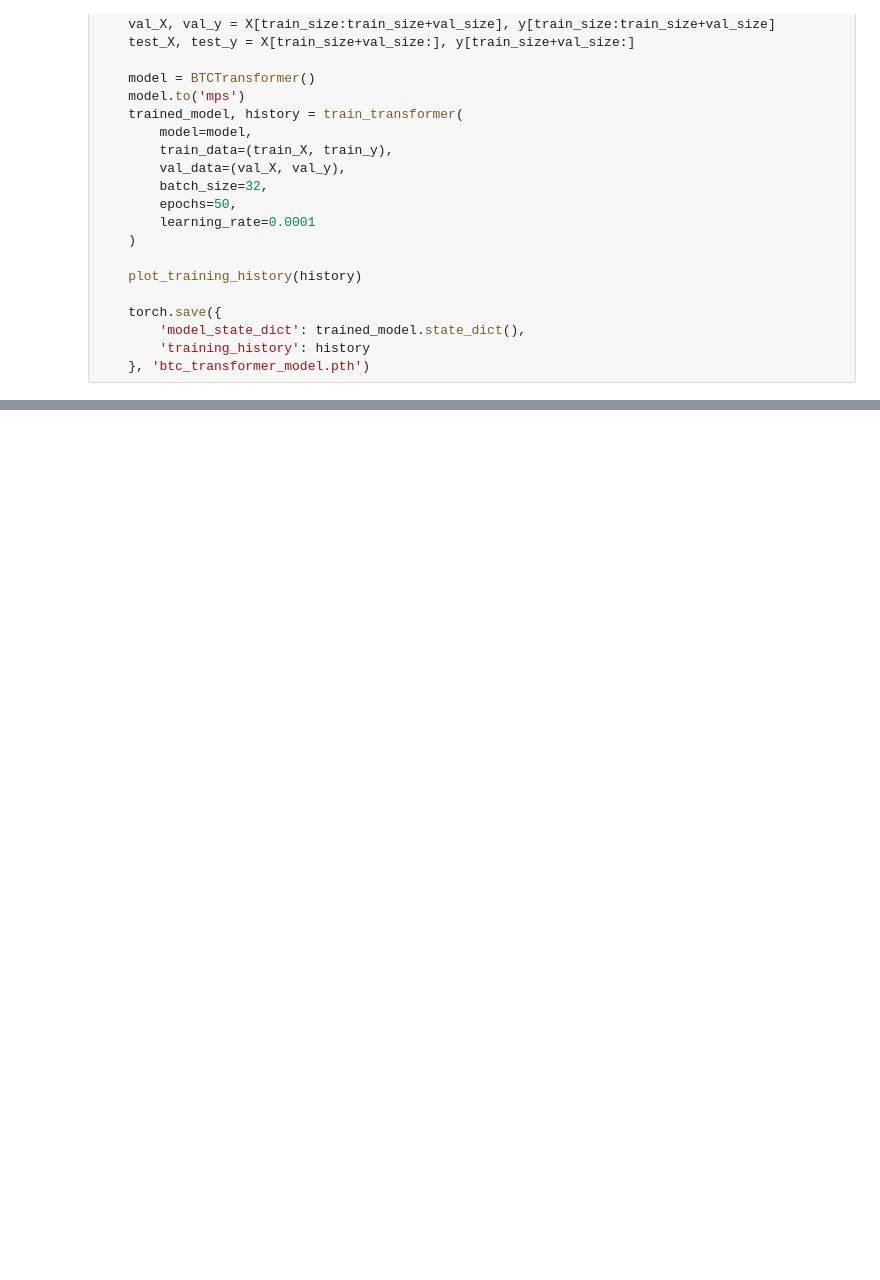
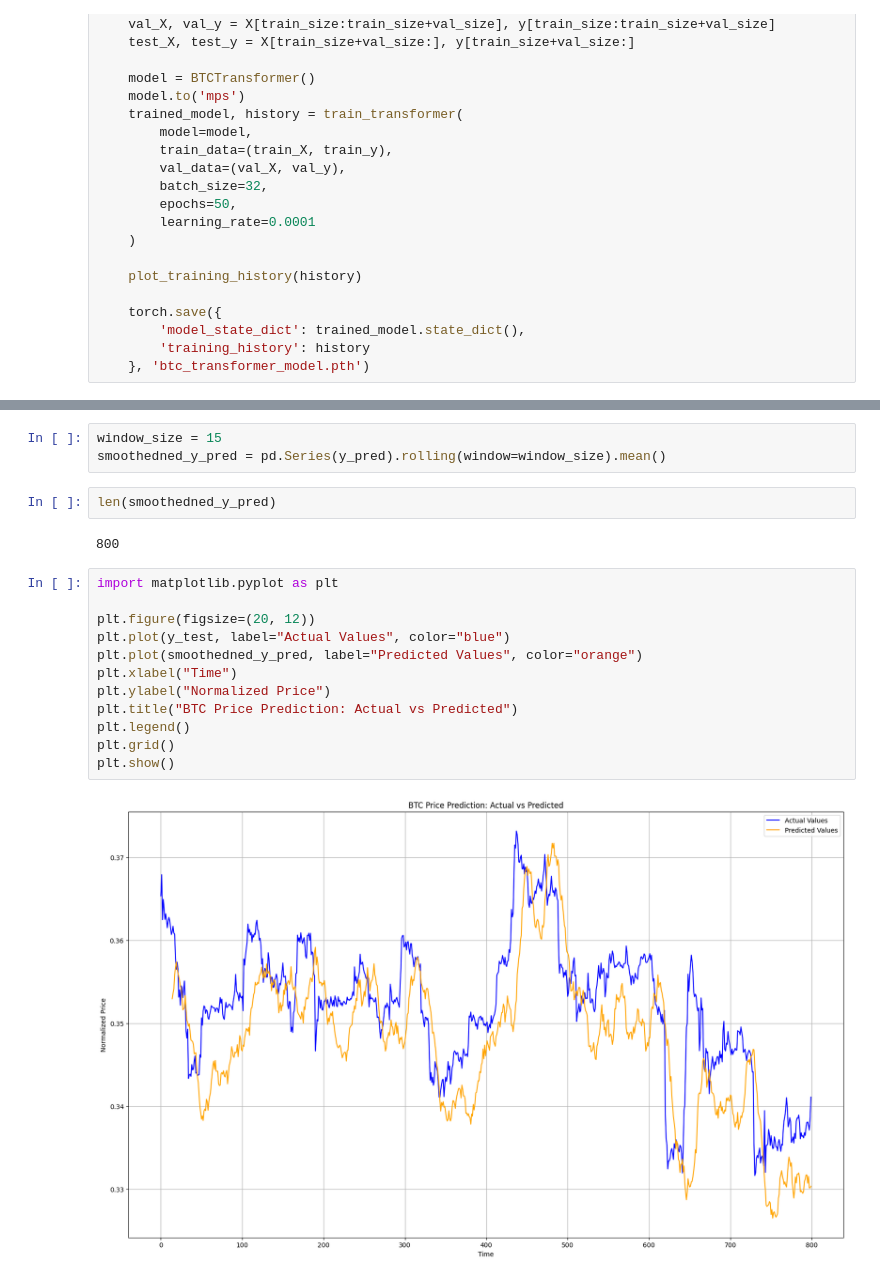
Before and after one commit to anurag2506/Transformers_BTC_price_predictoin, a Jupyter notebook: transformer_train.ipynb, the cells around one changed output, grey strips where cells are left out. Drawn from its saved outputs; the diff is of its cells as text; blank space fills up the shorter version.

```diff
--- a/transformer_train.ipynb
+++ b/transformer_train.ipynb
@@ -231,0 +292,21 @@ KeyboardInterrupt:
+# %%
+window_size = 15
+smoothedned_y_pred = pd.Series(y_pred).rolling(window=window_size).mean()
+# %%
+len(smoothedned_y_pred)
+# %% [output]
+800
+# %%
+import matplotlib.pyplot as plt
+
+plt.figure(figsize=(20, 12))
+plt.plot(y_test, label="Actual Values", color="blue")
+plt.plot(smoothedned_y_pred, label="Predicted Values", color="orange")
+plt.xlabel("Time")
+plt.ylabel("Normalized Price")
+plt.title("BTC Price Prediction: Actual vs Predicted")
+plt.legend()
+plt.grid()
+plt.show()
+# %% [output]
+[figure, added]
```
Also changed, not shown: parts of 15 cells of this notebook, 2 other files.
